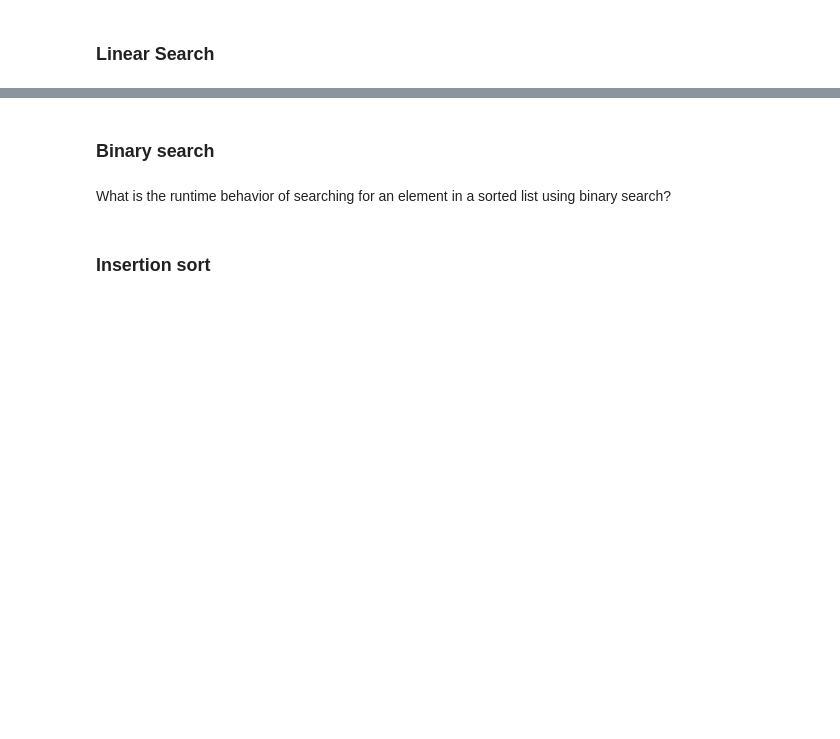
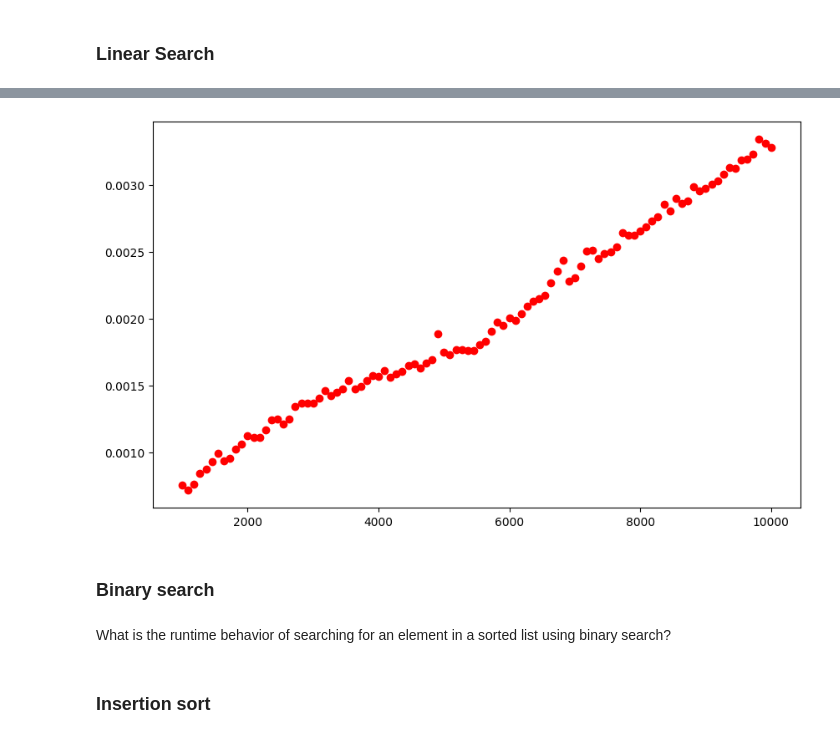
Before and after one commit to cs331ds/lectures, a Jupyter notebook: notebooks/05-timing.ipynb, the cells around one changed output, grey strips where cells are left out. Saved outputs shown, nothing was run; the diff lists cells and outputs as text; code cells hidden in the pictures; blank space fills up the shorter version.

```diff
--- a/notebooks/05-timing.ipynb
+++ b/notebooks/05-timing.ipynb
@@ -312,3 +401,16 @@ plt.plot(ns, ts, 'or');
+# %%
+# testing performance of `in` operator
+
+ns = np.linspace(1_000, 10_000, 100, dtype=int)
+ts = [timeit.timeit('-1 in lst',
+                    setup=f'lst=list(range({n}))',
+                    globals=globals(),
+                    number=100)
+      for n in ns]
+
+plt.plot(ns, ts, 'or');
+# %% [output]
+[figure, added]
 # %% [markdown]
 ### Binary search
 # %% [markdown]
```
Also changed, not shown: parts of 31 cells of this notebook, 19 other files.
